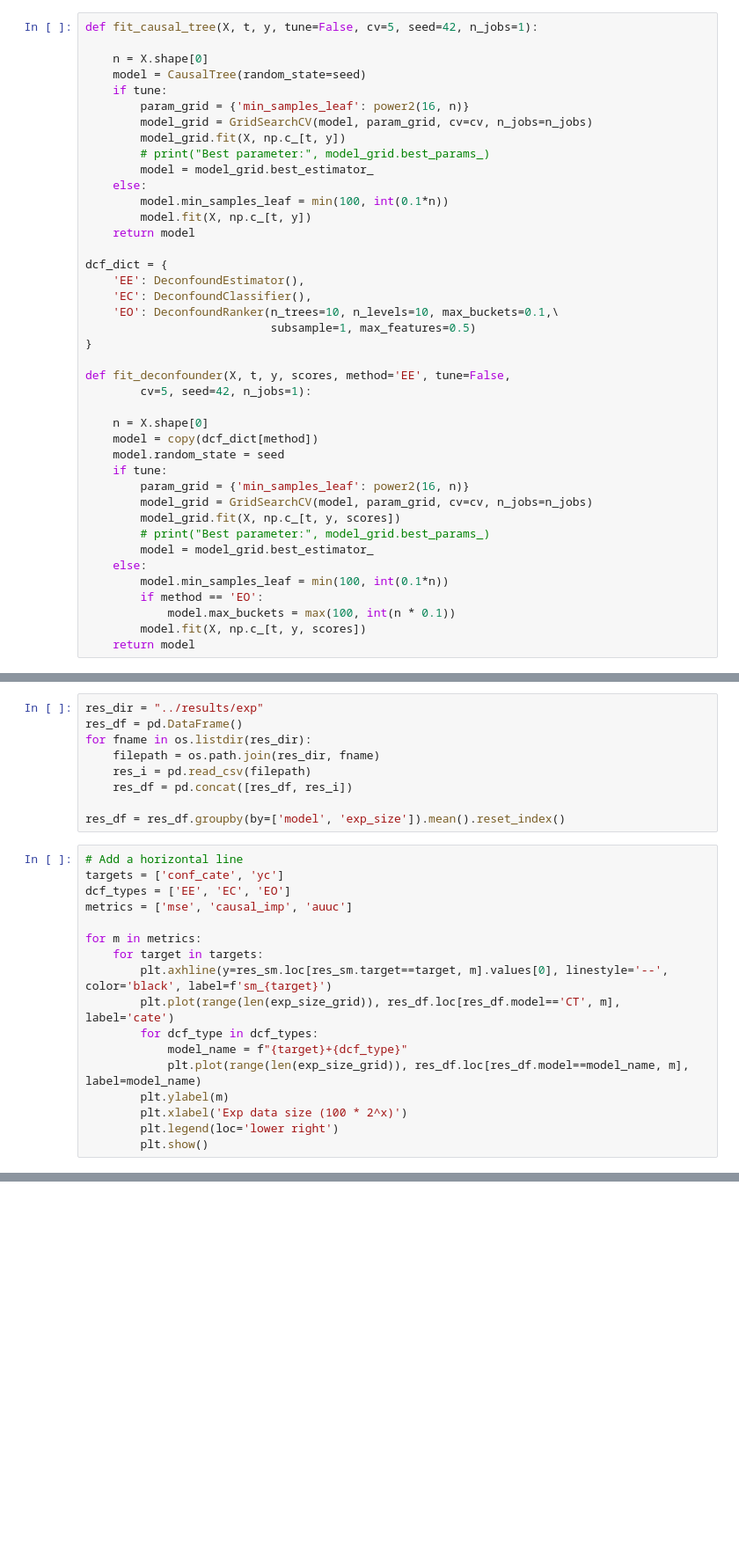
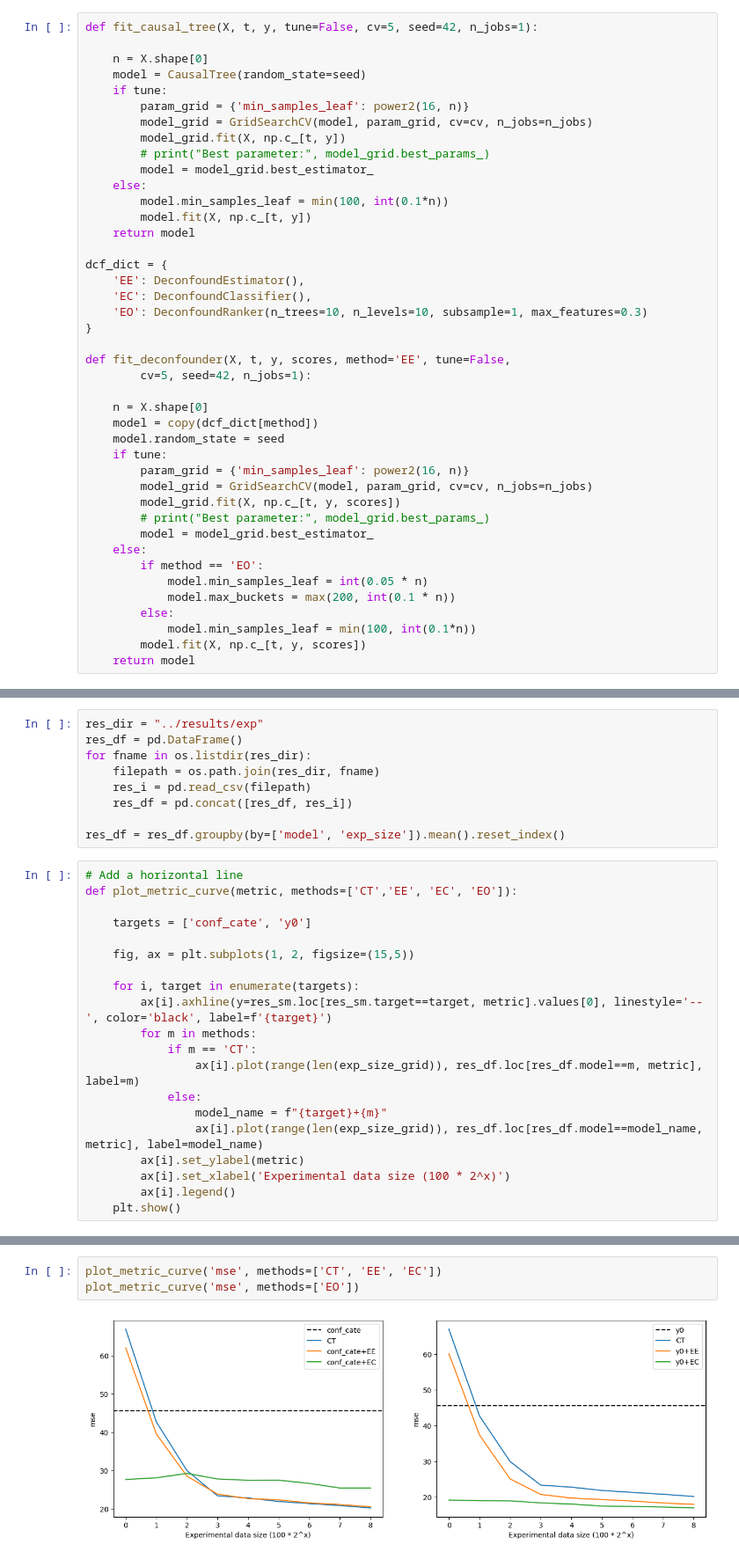
Before and after one commit to ferlocar/deconfounder, a Jupyter notebook: examples/simulation.ipynb, the cells around one changed output, grey strips where cells are left out. Shown at 88% size. Cells and saved outputs as stored; diff of their text form; blank space fills up the shorter version.

```diff
--- a/examples/simulation.ipynb
+++ b/examples/simulation.ipynb
@@ -285,8 +373,7 @@ def fit_causal_tree(X, t, y, tune=False, cv=5, seed=42, n_jobs=1):
 dcf_dict = {
     'EE': DeconfoundEstimator(),
     'EC': DeconfoundClassifier(),
-    'EO': DeconfoundRanker(n_trees=10, n_levels=10, max_buckets=0.1,\
-                           subsample=1, max_features=0.5)
+    'EO': DeconfoundRanker(n_trees=10, n_levels=10, subsample=1, max_features=0.3)
 }
 
 def fit_deconfounder(X, t, y, scores, method='EE', tune=False,
@@ -302,9 +389,11 @@ def fit_deconfounder(X, t, y, scores, method='EE', tune=False,
         # print("Best parameter:", model_grid.best_params_)
         model = model_grid.best_estimator_
     else:
-        model.min_samples_leaf = min(100, int(0.1*n))
         if method == 'EO':
-            model.max_buckets = max(100, int(n * 0.1))
+            model.min_samples_leaf = int(0.05 * n)
+            model.max_buckets = max(200, int(0.1 * n))
+        else:
+            model.min_samples_leaf = min(100, int(0.1*n))
         model.fit(X, np.c_[t, y, scores])
     return model
 # %%
@@ -360,18 +453,21 @@ for fname in os.listdir(res_dir):
 res_df = res_df.groupby(by=['model', 'exp_size']).mean().reset_index()
 # %%
 # Add a horizontal line
-targets = ['conf_cate', 'yc']
-dcf_types = ['EE', 'EC', 'EO']
-metrics = ['mse', 'causal_imp', 'auuc']
+def plot_metric_curve(metric, methods=['CT','EE', 'EC', 'EO']):
 
-for m in metrics:
-    for target in targets:
-        plt.axhline(y=res_sm.loc[res_sm.target==target, m].values[0], linestyle='--', color='black', label=f'sm_{target}')
-        plt.plot(range(len(exp_size_grid)), res_df.loc[res_df.model=='CT', m], label='cate')
-        for dcf_type in dcf_types:
-            model_name = f"{target}+{dcf_type}"
-            plt.plot(range(len(exp_size_grid)), res_df.loc[res_df.model==model_name, m], label=model_name)
-        plt.ylabel(m)
-        plt.xlabel('Exp data size (100 * 2^x)')
-        plt.legend(loc='lower right')
-        plt.show()
+    targets = ['conf_cate', 'y0']
+
+    fig, ax = plt.subplots(1, 2, figsize=(15,5))
+
+    for i, target in enumerate(targets):
+        ax[i].axhline(y=res_sm.loc[res_sm.target==target, metric].values[0], linestyle='--', color='black', label=f'{target}')
+        for m in methods:
+            if m == 'CT':
+                ax[i].plot(range(len(exp_size_grid)), res_df.loc[res_df.model==m, metric], label=m)
+            else:
+                model_name = f"{target}+{m}"
+                ax[i].plot(range(len(exp_size_grid)), res_df.loc[res_df.model==model_name, metric], label=model_name)
+        ax[i].set_ylabel(metric)
+        ax[i].set_xlabel('Experimental data size (100 * 2^x)')
+        ax[i].legend()
+    plt.show()
@@ -384,0 +474,5 @@ for m in metrics:
+# %%
+plot_metric_curve('mse', methods=['CT', 'EE', 'EC'])
+plot_metric_curve('mse', methods=['EO'])
+# %% [output]
+[figure, added]
```
Also changed, not shown: parts of 25 cells of this notebook, 3 other files.
